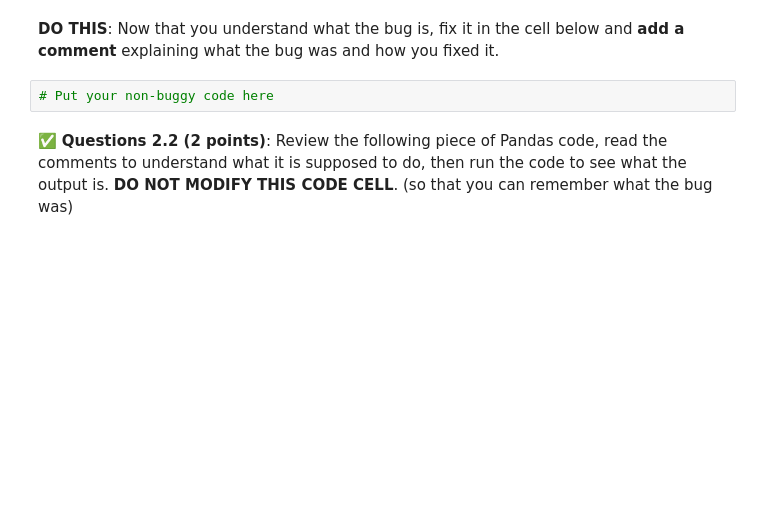
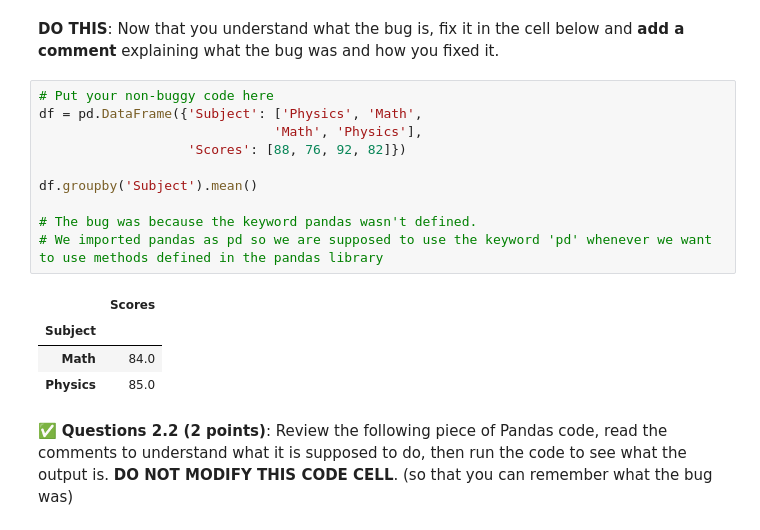
Before and after one commit to KlutzyFella/CMSE202-f25-turnin, a Jupyter notebook: hw-01/HW-01_GitPracticeDebuggingPythonPackagesAndClasses-SS25-STUDENT.ipynb, the cells around one changed output. Saved outputs shown, nothing was run; the diff lists cells and outputs as text; blank space fills up the shorter version.

```diff
--- a/hw-01/HW-01_GitPracticeDebuggingPythonPackagesAndClasses-SS25-STUDENT.ipynb
+++ b/hw-01/HW-01_GitPracticeDebuggingPythonPackagesAndClasses-SS25-STUDENT.ipynb
@@ -218,8 +220,21 @@ If you need to write any code to explore the nature of the bug, please do so in
 # Put exploratory code here, if needed
 # %% [markdown]
 **DO THIS**: Now that you understand what the bug is, fix it in the cell below and **add a comment** explaining what the bug was and how you fixed it.
-# %%
-# Put your non-buggy code here
+# %%
+# Put your non-buggy code here
+df = pd.DataFrame({'Subject': ['Physics', 'Math',
+                              'Math', 'Physics'],
+                   'Scores': [88, 76, 92, 82]})
+
+df.groupby('Subject').mean()
+
+# The bug was because the keyword pandas wasn't defined.
+# We imported pandas as pd so we are supposed to use the keyword 'pd' whenever we want to use methods defined in the pandas library
+# %% [output]
+|  | Scores |
+| Subject |  |
+| Math | 84.0 |
+| Physics | 85.0 |
 # %% [markdown]
 &#9989; **Questions 2.2 (2 points)**: Review the following piece of Pandas code, read the comments to understand what it is supposed to do, then run the code to see what the output is. **DO NOT MODIFY THIS CODE CELL**. (so that you can remember what the bug was)
 # %%
```
Also changed, not shown: parts of 8 cells of this notebook.
